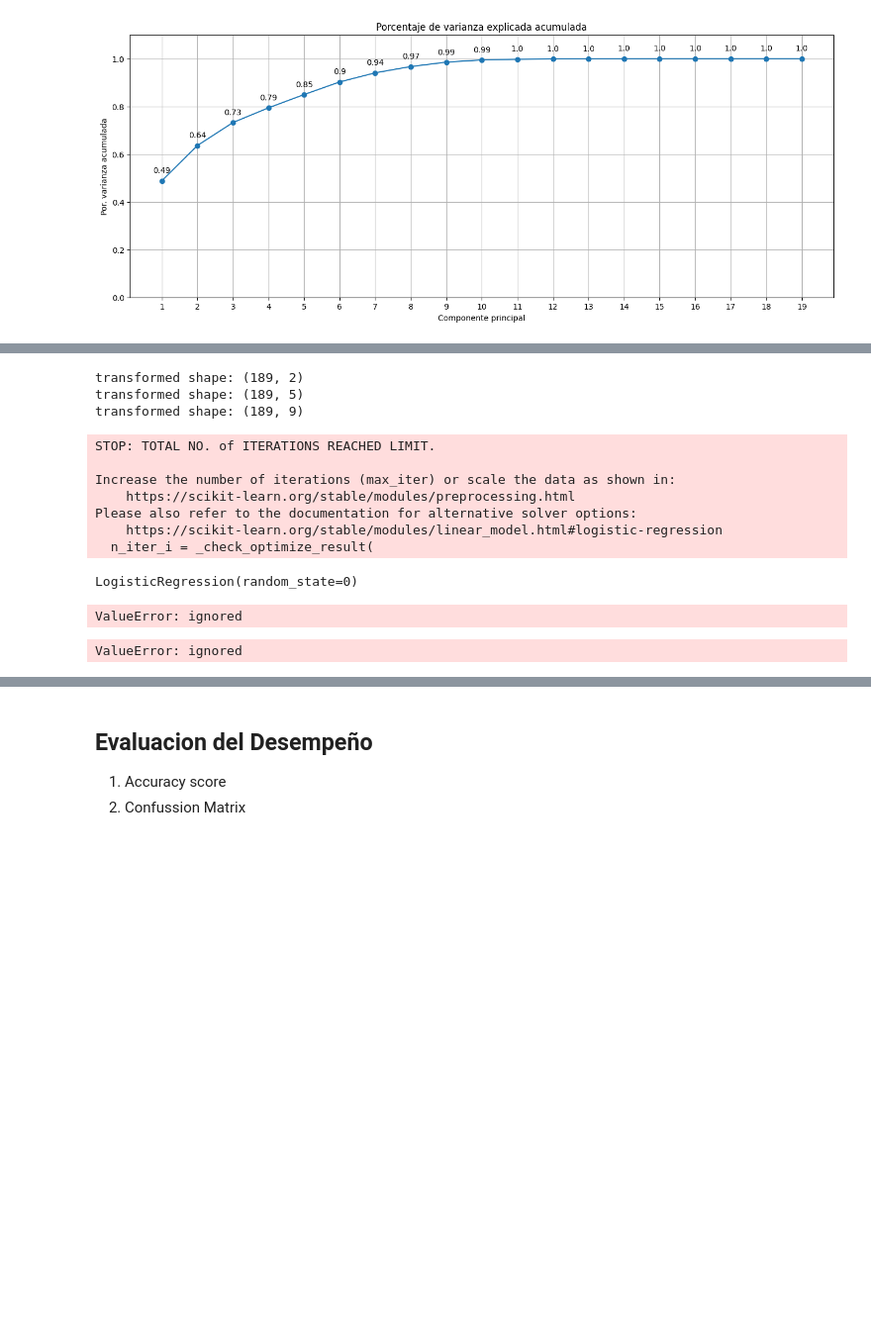
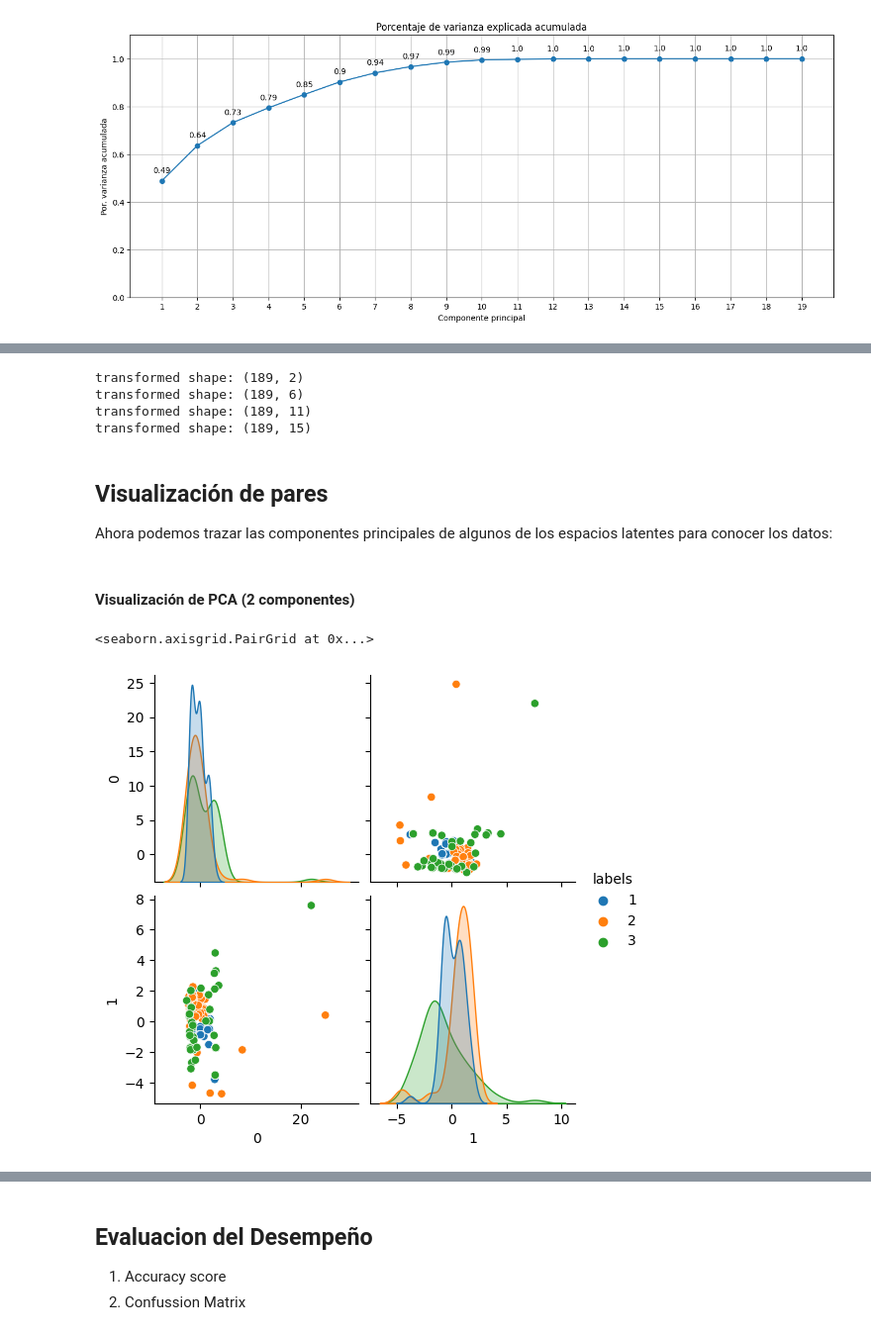
Before and after one commit to LuisOchoaM/MiniProyecto2_TS3, a Jupyter notebook: MiniProyecto2.ipynb, the cells around one changed output, grey strips where cells are left out. Shown at 99% size. Cells and saved outputs as stored; diff of their text form; code cells hidden in the pictures; blank space fills up the shorter version.

```diff
--- a/MiniProyecto2.ipynb
+++ b/MiniProyecto2.ipynb
@@ -98,6 +91,7 @@ df
 # %%
 X = df.iloc[:, :-1].values  # Selecciona todas las columnas excepto la última
 y = df.iloc[:, -1].values   # Selecciona la última columna
+Y=y.copy()
 
 # Convertir la etiqueta en un array de enteros (opcional)
 #y = np.array([int(label.split('_')[1]) for label in y])
@@ -171,24 +165,29 @@ Como es de esperarse, a mayor número de componentes, mayor será la varianza ex
 # %%
 # Creamos el modelo PCA
 pca_2Components = PCA(n_components=2)
-pca_5Components = PCA(n_components=5)
-pca_9Components = PCA(n_components=9)
+pca_6Components = PCA(n_components=6)
+pca_11Components = PCA(n_components=11)
+pca_15Components = PCA(n_components=15)
 
-
-# Entrenamos el modelo y # Transformamos los datos al espacio latente
+# Entrenamos el modelo y Transformamos los datos al espacio latente
 XPCA2components = pca_2Components.fit_transform(Xscaled)
-XPCA5components = pca_5Components.fit_transform(Xscaled)
-XPCA9components = pca_9Components.fit_transform(Xscaled)
+XPCA6components = pca_6Components.fit_transform(Xscaled)
+XPCA11components = pca_11Components.fit_transform(Xscaled)
+XPCA15components = pca_15Components.fit_transform(Xscaled)
 
 # print("original shape:   ", pca_2Components.shape)
 print("transformed shape:", XPCA2components.shape)
 
-# print("original shape:   ", pca_5Components.shape)
-print("transformed shape:", XPCA5components.shape)
+# print("original shape:   ", pca_6Components.shape)
+print("transformed shape:", XPCA6components.shape)
 
-# print("original shape:   ", pca_9Components.shape)
-print("transformed shape:", XPCA9components.shape)
+# print("original shape:   ", pca_11Components.shape)
+print("transformed shape:", XPCA11components.shape)
+
+# print("original shape:   ", pca_15Components.shape)
+print("transformed shape:", XPCA15components.shape)
 # %% [output]
 transformed shape: (189, 2)
-transformed shape: (189, 5)
-transformed shape: (189, 9)
+transformed shape: (189, 6)
+transformed shape: (189, 11)
+transformed shape: (189, 15)
@@ -198,17 +193,0 @@ X_train, X_test, y_train, y_test = train_test_split(X, y, test_size=0.3,random_s
-# %%
-# Entrenar el clasificador Bayesiano
-clfNB = GaussianNB()
-clfNB.fit(X_train, y_train) # para entrenar enviamos el conjunto de Entrenamient
-
-# Entrenar el clasificador de Regresión Logística
-clfLR = LogisticRegression(random_state=0)
-clfLR.fit(X_train, y_train) # para entrenar enviamos el conjunto de Entrenamient
-# %% [output]
-STOP: TOTAL NO. of ITERATIONS REACHED LIMIT.
-
-Increase the number of iterations (max_iter) or scale the data as shown in:
-    https://scikit-learn.org/stable/modules/preprocessing.html
-Please also refer to the documentation for alternative solver options:
-    https://scikit-learn.org/stable/modules/linear_model.html#logistic-regression
-  n_iter_i = _check_optimize_result(
-LogisticRegression(random_state=0)
@@ -217,13 +194,13 @@ aux = X[0,:]
-# %%
-aux2 = np.reshape(X[0,:],(1,4))
-# %% [output]
-ValueError: ignored
-# %%
-# Luego realizamos predicciones de los modelos
-yPred = clfNB.predict(np.reshape(X[-1,:],(1,4))) # probamos la última flor
-print('Prediccion clase con modelo Bayesiano: ',yPred)
-
-yPred = clfLR.predict(np.reshape(X[-1,:],(1,4))) # probamos la última flor
-print('Prediccion clase con modelo RegresionLogistica: ',yPred)
-# %% [output]
-ValueError: ignored
+# %% [markdown]
+## Visualización de pares
+Ahora podemos trazar las componentes principales de algunos de los espacios latentes para conocer los datos:
+# %% [markdown]
+#### Visualización de PCA (2 componentes)
+# %%
+import seaborn as sns
+dataFramePCA= pd.DataFrame(XPCA2components)
+dataFramePCA['labels'] = Y
+sns.pairplot(dataFramePCA, hue='labels', palette= 'tab10')
+# %% [output]
+<seaborn.axisgrid.PairGrid at 0x...>
+[figure, added]
```
Also changed, not shown: parts of 80 cells of this notebook.
